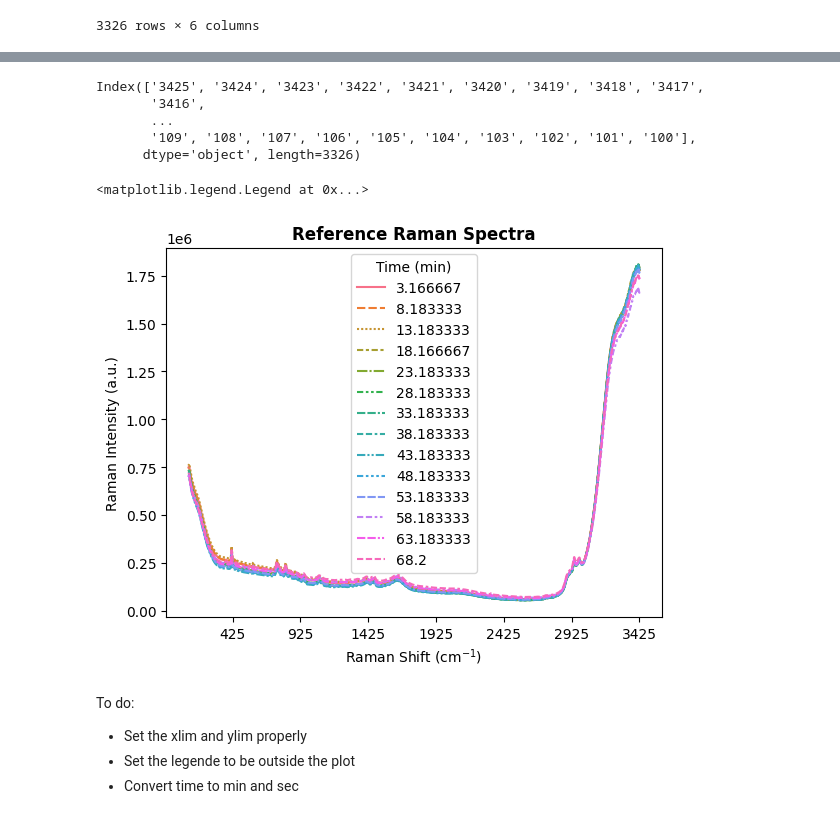
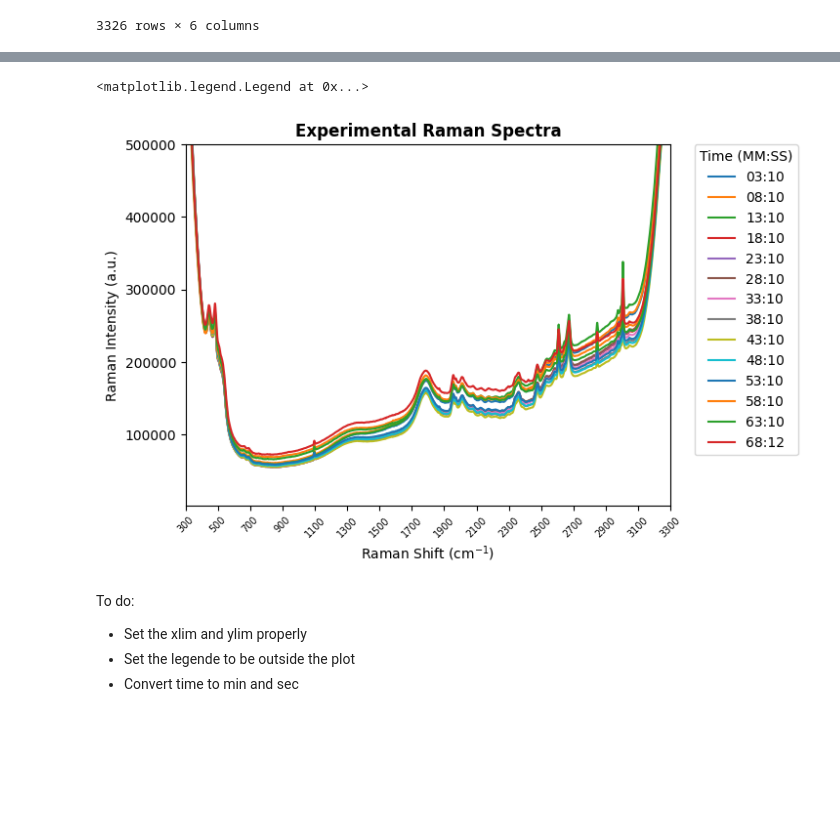
Before and after one commit to a-o-connor/PFDA-project, a Jupyter notebook: big_project_practice.ipynb, the cells around one changed output, grey strips where cells are left out. Saved outputs shown, nothing was run; the diff lists cells and outputs as text; code cells hidden in the pictures; blank space fills up the shorter version.

Commit message:
plotting experimental raman data and referenece raman data

```diff
--- a/big_project_practice.ipynb
+++ b/big_project_practice.ipynb
@@ -92,29 +74,41 @@ experimental_raman_spectra
-# %%
-experimental_raman_spectra.index
-# %% [output]
-Index(['3425', '3424', '3423', '3422', '3421', '3420', '3419', '3418', '3417',
-       '3416',
-       ...
-       '109', '108', '107', '106', '105', '104', '103', '102', '101', '100'],
-      dtype='object', length=3326)
+# %%
+#Use timedelta to convert the data frame columns (1D array of  dtype='float64') to MM:SS
+
+sampling_time = [timedelta(minutes=minutes) for minutes in experimental_raman_spectra.columns]
+sampling_time_formatted = [f"{(time.seconds//60):02}:{(time.seconds%60):02}" for time in sampling_time]
+# %%
+#Generation of the x-axis
+wavenumbers = np.sort(np.array(experimental_raman_spectra.index, dtype=int))
+# x_axis_ticks = np.linspace(np.min(wavenumbers), np.max(wavenumbers), 10)
 # %%
 fig, ax = plt.subplots()
 
-sns.lineplot(
-    experimental_raman_spectra,
-    ax=ax
-)
-ax.invert_xaxis()
-ax.set_xticks(experimental_raman_spectra.index[::500].to_list())
+for column in experimental_raman_spectra:
+    ax.plot(
+        experimental_raman_spectra.index,
+        experimental_raman_spectra[column],
+        label=column
+    )
+ax.set_xticks(wavenumbers[::200])
+ax.set_xticklabels(wavenumbers[::200], rotation=45,
+                   fontdict= {'fontsize': 'x-small',}
+                   )
+ax.set_xlim(300,3300)
+ax.set_ylim(2500,0.5e6)
 ax.set_xlabel(r'Raman Shift (cm$^{-1})$')
 ax.set_ylabel("Raman Intensity (a.u.)")
-ax.set_title("Reference Raman Spectra",
+ax.set_title("Experimental Raman Spectra",
              fontdict = {'fontsize': 'large','fontweight' : "bold",}
              )
-ax.legend(title= "Time (min)")
+ax.legend(title= "Time (MM:SS)",
+          labels= sampling_time_formatted,
+          loc="upper left",
+          bbox_to_anchor=(1.05, 1),
+          borderaxespad=0
+          )
 # %% [output]
 <matplotlib.legend.Legend at 0x...>
-[figure, old version]
+[figure, new version]
 # %% [markdown]
 To do:
 - Set the xlim and ylim properly
```
Also changed, not shown: parts of 4 cells of this notebook.
